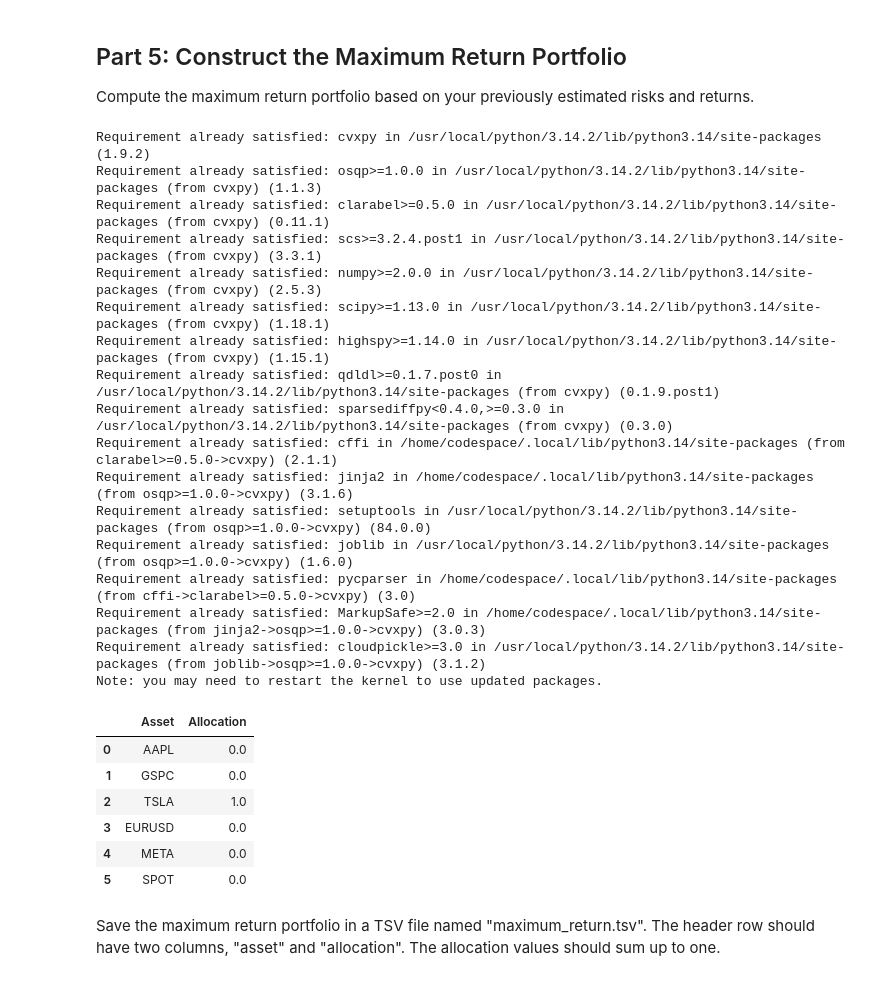
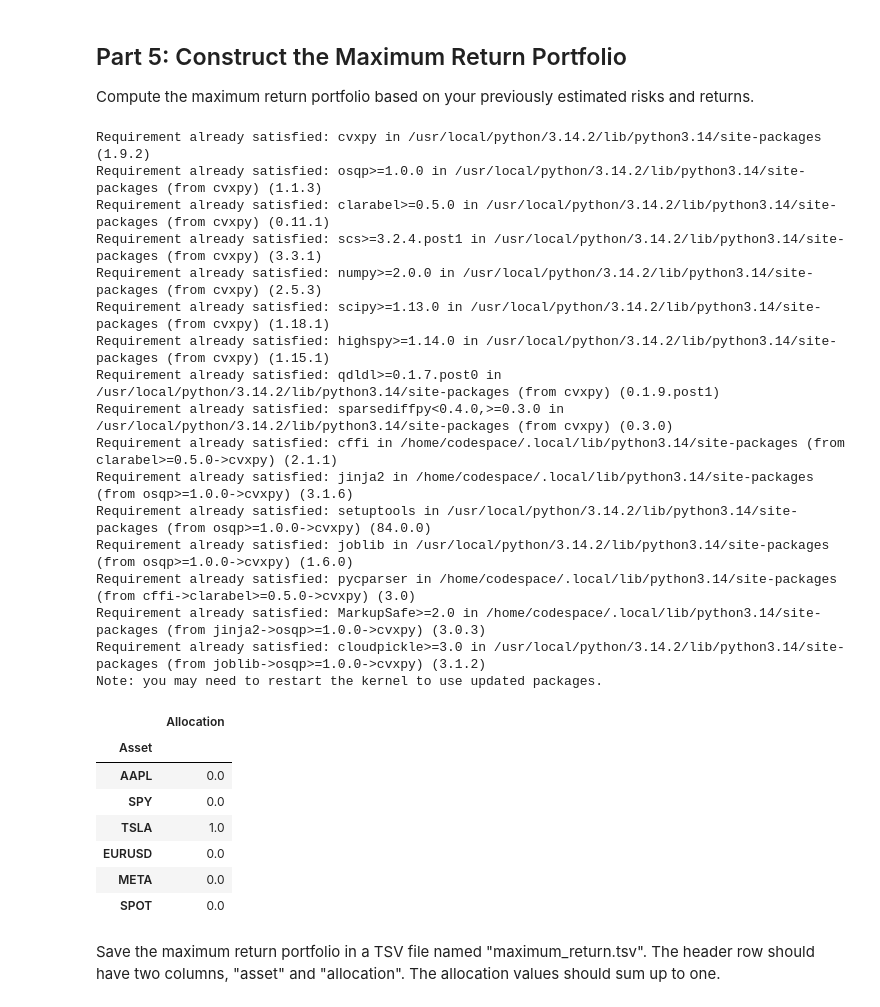
Before and after one commit to veniola/dx704-project-01, a Jupyter notebook: project.ipynb, the cells around one changed output. Drawn from its saved outputs; the diff is of its cells as text; code cells hidden in the pictures.

```diff
--- a/project.ipynb
+++ b/project.ipynb
@@ -55,7 +55,7 @@ aapl_prices = [
     231.07, 224.04, 235.62, 248.62, 234.30, 240.36, 220.77, 211.20, 199.88, 204.18, 206.57, 231.29, 253.69, 269.37, 278.09, 271.12, 258.78, 263.71, 253.34, 270.87, 311.79, 289.11, 308.64, 316.85
 ]
 
-gspc_prices = [
+spy_prices = [
     5762.48, 5705.45, 6032.38, 5881.63, 6040.53, 5954.50, 5611.85, 5569.06, 5911.69, 6204.95, 6339.39, 6460.26, 6688.46, 6840.20, 6849.09, 6845.50, 6939.03, 6878.88, 6528.52, 7209.01, 7580.06, 7499.36, 7489.72, 7686.14
 ]
 
@@ -79,7 +79,7 @@ spot_prices = [
 historical_prices = pd.DataFrame({
     "Date": pd.date_range(start="2024-09-01", end="2026-09-01", freq="ME", inclusive="both"),
     "AAPL": aapl_prices,
-    "GSPC": gspc_prices,
+    "SPY": spy_prices,
     "TSLA": tsla_prices,
     "EURUSD": eurusd_prices,
     "META": meta_prices,
@@ -263,41 +273,42 @@ prob = cp.Problem(objective, [0 <= x, cp.sum(x) == 1])
 estimated_return_P = prob.solve()
 # estimated_return_P
 
 x.value.round(2)
 
 # Construct maximum return portfolio
 maximum_return_portfolio = pd.DataFrame({
     "Asset" : expected_returns.index,
     "Allocation" : x.value.round(2),
 })
 
-# maximum_return_portfolio.set_index("Asset", inplace=True)
+maximum_return_portfolio.set_index("Asset", inplace=True)
 maximum_return_portfolio
 # %% [output]
 Requirement already satisfied: cvxpy in /usr/local/python/3.14.2/lib/python3.14/site-packages (1.9.2)
 Requirement already satisfied: osqp>=1.0.0 in /usr/local/python/3.14.2/lib/python3.14/site-packages (from cvxpy) (1.1.3)
 Requirement already satisfied: clarabel>=0.5.0 in /usr/local/python/3.14.2/lib/python3.14/site-packages (from cvxpy) (0.11.1)
 Requirement already satisfied: scs>=3.2.4.post1 in /usr/local/python/3.14.2/lib/python3.14/site-packages (from cvxpy) (3.3.1)
 Requirement already satisfied: numpy>=2.0.0 in /usr/local/python/3.14.2/lib/python3.14/site-packages (from cvxpy) (2.5.3)
 Requirement already satisfied: scipy>=1.13.0 in /usr/local/python/3.14.2/lib/python3.14/site-packages (from cvxpy) (1.18.1)
 Requirement already satisfied: highspy>=1.14.0 in /usr/local/python/3.14.2/lib/python3.14/site-packages (from cvxpy) (1.15.1)
 Requirement already satisfied: qdldl>=0.1.7.post0 in /usr/local/python/3.14.2/lib/python3.14/site-packages (from cvxpy) (0.1.9.post1)
 Requirement already satisfied: sparsediffpy<0.4.0,>=0.3.0 in /usr/local/python/3.14.2/lib/python3.14/site-packages (from cvxpy) (0.3.0)
 Requirement already satisfied: cffi in /home/codespace/.local/lib/python3.14/site-packages (from clarabel>=0.5.0->cvxpy) (2.1.1)
 Requirement already satisfied: jinja2 in /home/codespace/.local/lib/python3.14/site-packages (from osqp>=1.0.0->cvxpy) (3.1.6)
 Requirement already satisfied: setuptools in /usr/local/python/3.14.2/lib/python3.14/site-packages (from osqp>=1.0.0->cvxpy) (84.0.0)
 Requirement already satisfied: joblib in /usr/local/python/3.14.2/lib/python3.14/site-packages (from osqp>=1.0.0->cvxpy) (1.6.0)
 Requirement already satisfied: pycparser in /home/codespace/.local/lib/python3.14/site-packages (from cffi->clarabel>=0.5.0->cvxpy) (3.0)
 Requirement already satisfied: MarkupSafe>=2.0 in /home/codespace/.local/lib/python3.14/site-packages (from jinja2->osqp>=1.0.0->cvxpy) (3.0.3)
 Requirement already satisfied: cloudpickle>=3.0 in /usr/local/python/3.14.2/lib/python3.14/site-packages (from joblib->osqp>=1.0.0->cvxpy) (3.1.2)
 Note: you may need to restart the kernel to use updated packages.
-|  | Asset | Allocation |
-| 0 | AAPL | 0.0 |
-| 1 | GSPC | 0.0 |
-| 2 | TSLA | 1.0 |
-| 3 | EURUSD | 0.0 |
-| 4 | META | 0.0 |
-| 5 | SPOT | 0.0 |
+|  | Allocation |
+| Asset |  |
+| AAPL | 0.0 |
+| SPY | 0.0 |
+| TSLA | 1.0 |
+| EURUSD | 0.0 |
+| META | 0.0 |
+| SPOT | 0.0 |
 # %% [markdown]
 Save the maximum return portfolio in a TSV file named "maximum_return.tsv".
 The header row should have two columns, "asset" and "allocation".
```
Also changed, not shown: parts of 6 cells of this notebook, 6 other files.
